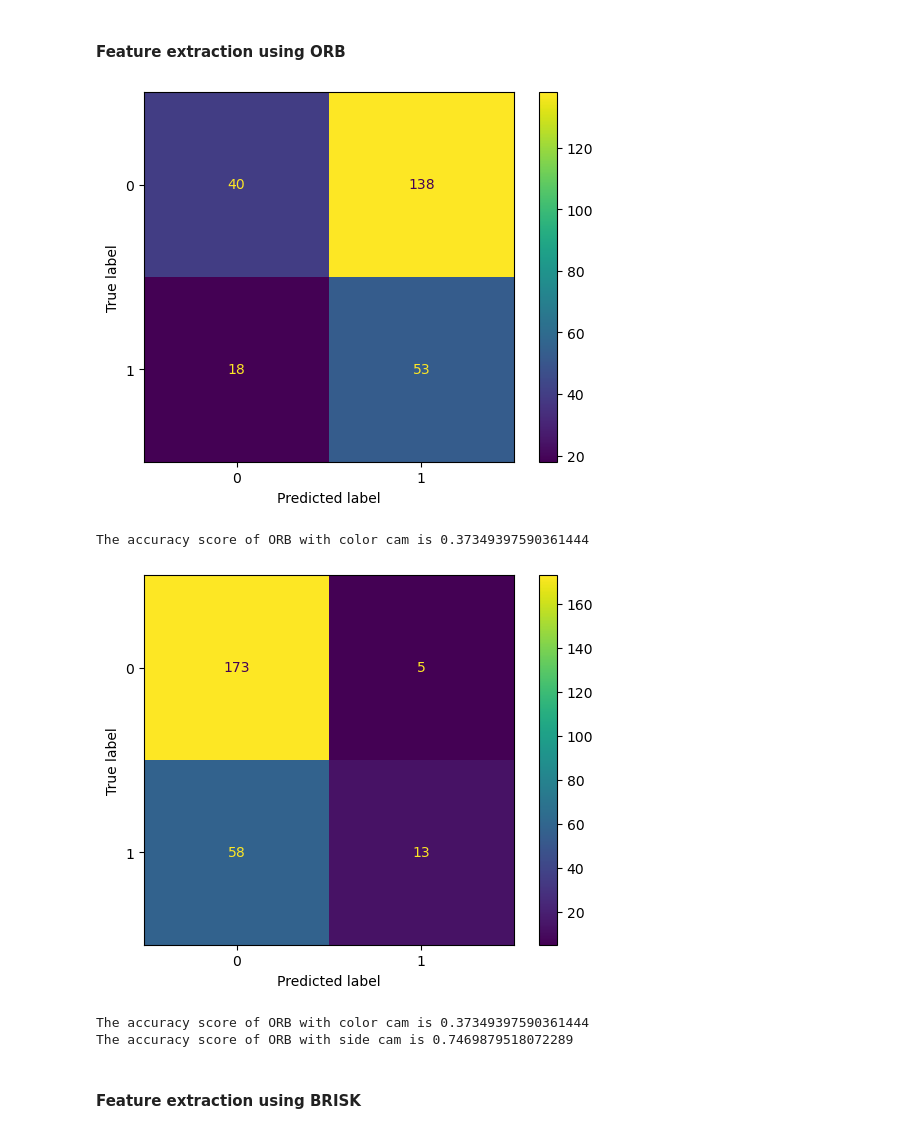
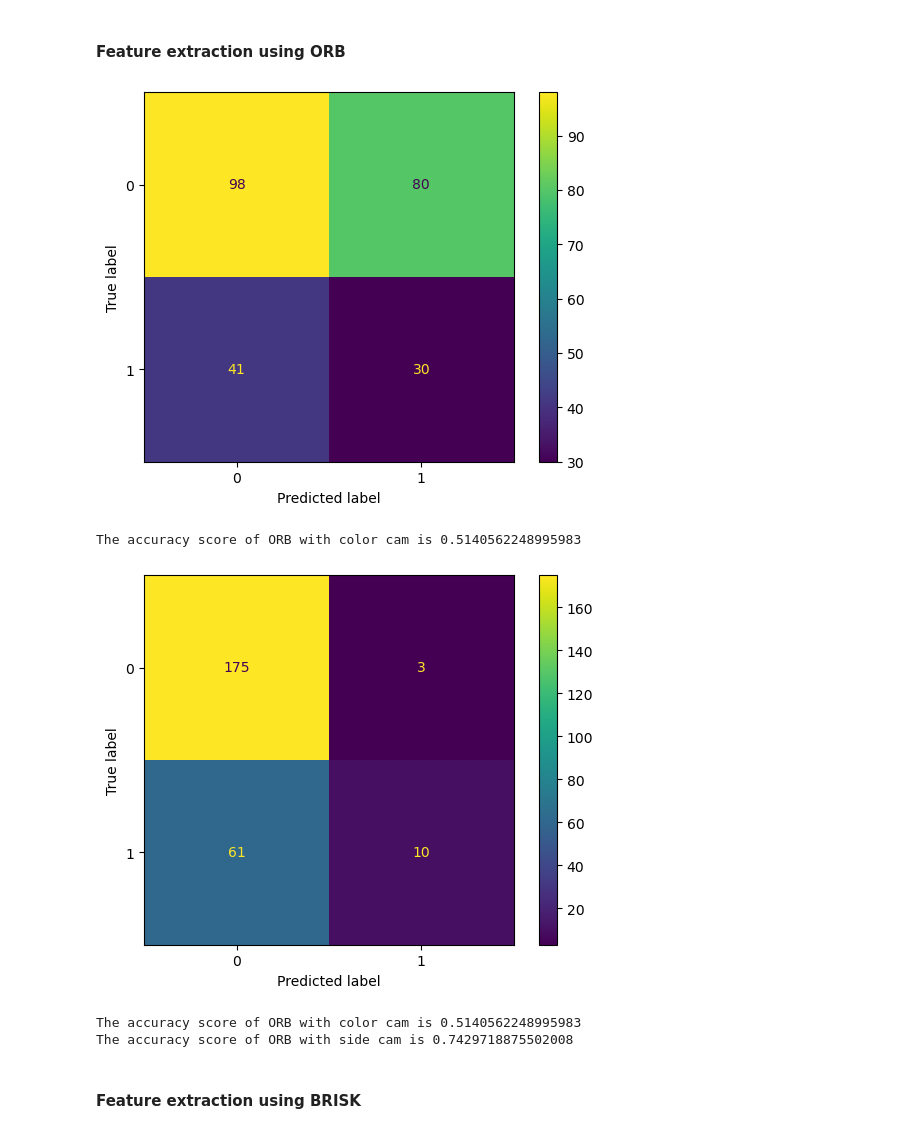
Before and after one commit to louismeeckers/data-fusion-g2, a Jupyter notebook: startingPoint.ipynb, the cells around one changed output. Cells and saved outputs as stored; diff of their text form; code cells hidden in the pictures.

Commit message:
Update startingPoint.ipynb. Improved the accuracy score.

```diff
--- a/startingPoint.ipynb
+++ b/startingPoint.ipynb
@@ -1035,11 +1035,11 @@ def feature_extraction(des_list):
     # Convert into float
     descriptors_float = descriptors.astype(float)
     # Clustering the features
-    kmeans_retrval, variance = kmeans(descriptors_float, k_or_guess=35)
+    centroids, variance = kmeans(descriptors_float, k_or_guess=35)
     # Create a histogram of features
     im_features = np.zeros((len(des_list), 35), "float32")
     for i in range(len(des_list)):
-        words, distance = vq(des_list[i][1], kmeans_retrval)
+        words, distance = vq(des_list[i][1], centroids)
         for w in words:
             im_features[i][w] += 1
     return im_features
@@ -1050,7 +1050,7 @@ def train_and_classify(im_features, labels):
     im_features = scaler.transform(im_features)
 
     # Classify the images
-    clf = SVC(kernel='linear', C=1, probability=True, max_iter=20, random_state=42).fit(im_features, labels)
+    clf = SVC(kernel='linear', C=1, probability=True, max_iter=50).fit(im_features, labels)
     return clf
 
 # Evaluate the model
@@ -1064,17 +1064,17 @@ def evaluate_model(y_test, y_predict, method, dataset, list_of_accuracy):
         print(i)
 # %%
 # Model training using ORB with color cam
-descriptors_color = ORB_color(X_train['color_cam_path'].values.tolist())
-featrues_color = feature_extraction(descriptors_color)
-clf_color = train_and_classify(featrues_color, y_train)
+descriptors_color_ORB = ORB_color(X_train['color_cam_path'].values.tolist())
+features_color_ORB = feature_extraction(descriptors_color_ORB)
+clf_color_ORB = train_and_classify(features_color_ORB, y_train)
 # %%
 # model evaluation
-descriptors_color_test = ORB_color(X_test['color_cam_path'].values.tolist())
-featrues_color_test = feature_extraction(descriptors_color_test)
-y_pred_color = clf_color.predict(featrues_color_test)
-evaluate_model(y_test, y_pred_color, 'ORB', 'color cam', list_of_accuracy)
+descriptors_color_test_ORB = ORB_color(X_test['color_cam_path'].values.tolist())
+features_color_test_ORB = feature_extraction(descriptors_color_test_ORB)
+y_pred_color_ORB = clf_color_ORB.predict(features_color_test_ORB)
+evaluate_model(y_test, y_pred_color_ORB, 'ORB', 'color cam', list_of_accuracy)
 # %% [output]
-[figure, old version]
+[figure, new version]
-The accuracy score of ORB with color cam is 0.37349397590361444
+The accuracy score of ORB with color cam is 0.5140562248995983
 # %%
 # Model training using ORB with side cam
@@ -1084,13 +1084,13 @@ clf_side = train_and_classify(featrues_side, y_train)
 # %%
 # Model evaluation
-descriptors_side_test = ORB_side(X_test['side_cam_path'].values.tolist())
-featrues_side_test = feature_extraction(descriptors_side_test)
-y_pred_side = clf_side.predict(featrues_side_test)
-evaluate_model(y_test, y_pred_side, 'ORB', 'side cam', list_of_accuracy)
+descriptors_side_test_ORB = ORB_side(X_test['side_cam_path'].values.tolist())
+features_side_test_ORB = feature_extraction(descriptors_side_test_ORB)
+y_pred_side_ORB = clf_side_ORB.predict(features_side_test_ORB)
+evaluate_model(y_test, y_pred_side_ORB, 'ORB', 'side cam', list_of_accuracy)
 # %% [output]
-[figure, old version]
+[figure, new version]
-The accuracy score of ORB with color cam is 0.37349397590361444
-The accuracy score of ORB with side cam is 0.7469879518072289
+The accuracy score of ORB with color cam is 0.5140562248995983
+The accuracy score of ORB with side cam is 0.7429718875502008
 # %% [markdown]
 #### Feature extraction using BRISK
 # %%
```
Also changed, not shown: parts of 12 cells of this notebook.
